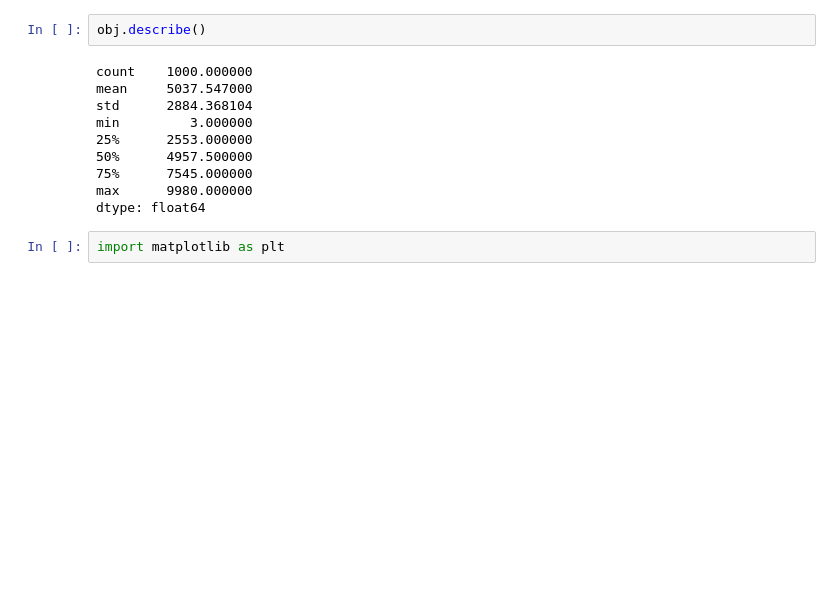
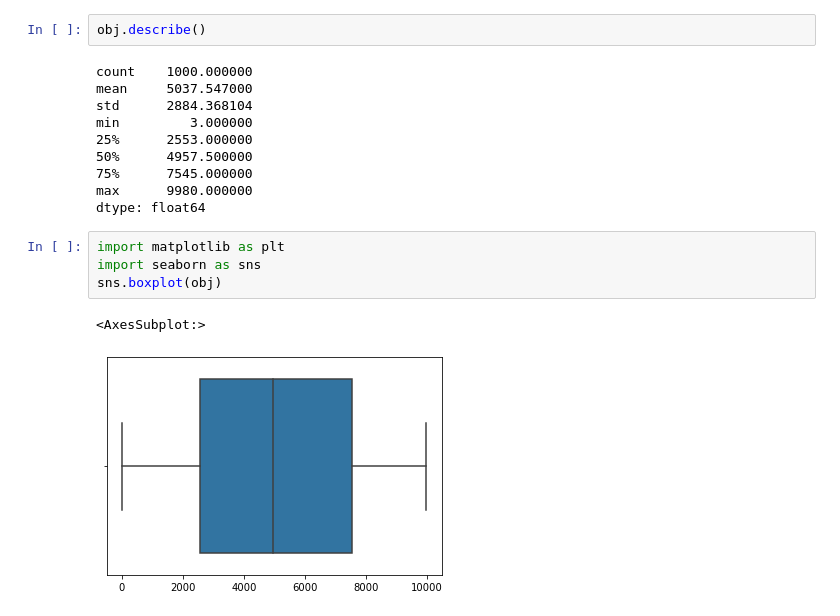
Before and after one commit to bapadapa/TIL, a Jupyter notebook: DataSicence/ML/IITP/day03/day03.ipynb, the cells around one changed output. Drawn from its saved outputs; the diff is of its cells as text; blank space fills up the shorter version.

```diff
--- a/DataSicence/ML/IITP/day03/day03.ipynb
+++ b/DataSicence/ML/IITP/day03/day03.ipynb
@@ -100,3 +100,8 @@ max      9980.000000
 dtype: float64
 # %%
 import matplotlib as plt
+import seaborn as sns
+sns.boxplot(obj)
+# %% [output]
+<AxesSubplot:>
+[figure, added]
```
Also changed, not shown: parts of 8 cells of this notebook, 1 other file.
